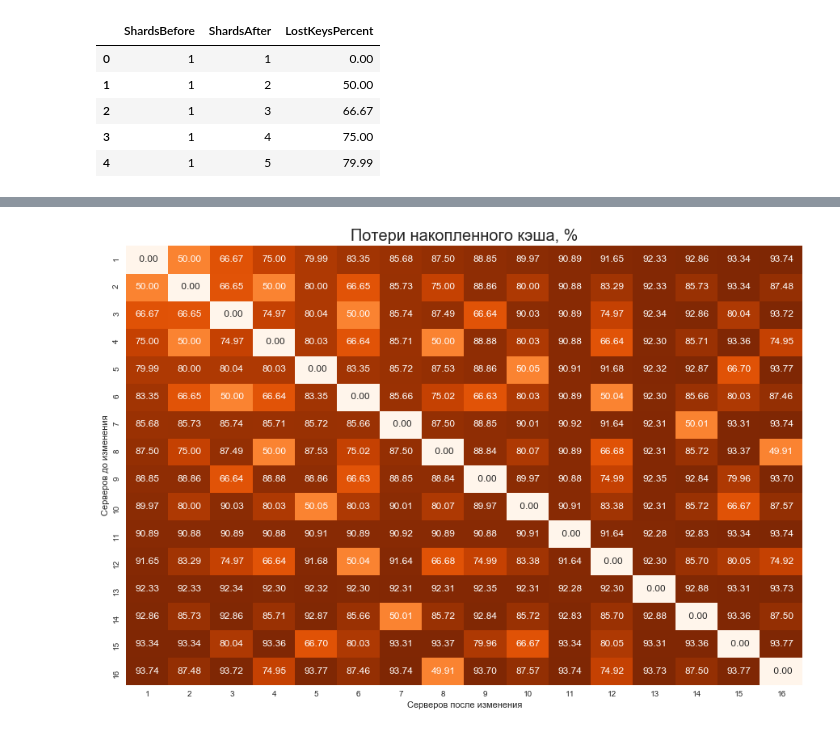
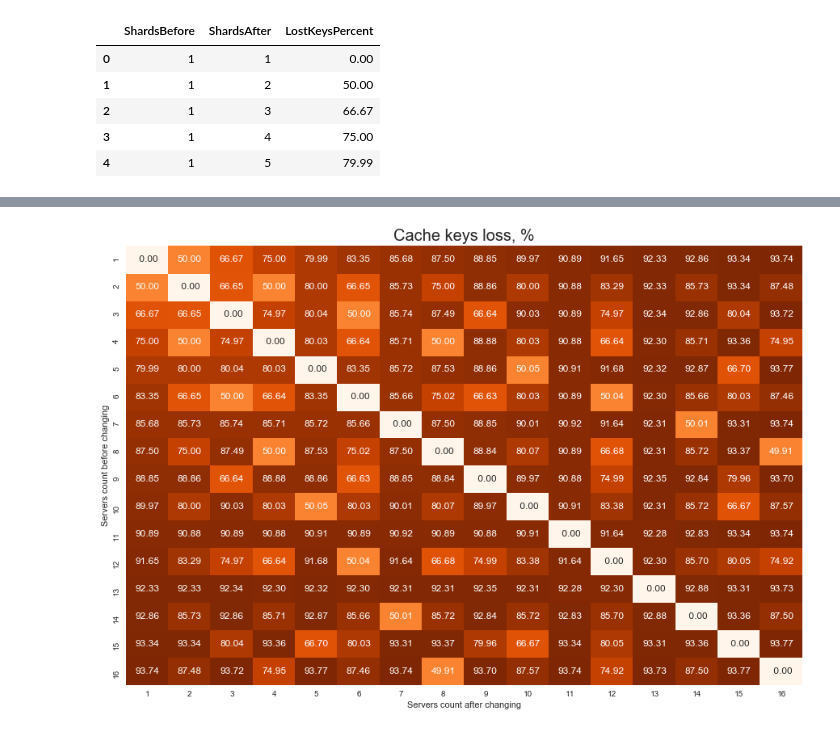
Before and after one commit to pryazhnikov/cache-simulations, a Jupyter notebook: visualization.ipynb, the cells around one changed output, grey strips where cells are left out. Saved outputs shown, nothing was run; the diff lists cells and outputs as text; code cells hidden in the pictures.

```diff
--- a/visualization.ipynb
+++ b/visualization.ipynb
@@ -56,25 +95,3 @@ df_modulo_loss.head()
 | 2 | 1 | 3 | 66.67 |
 | 3 | 1 | 4 | 75.00 |
 | 4 | 1 | 5 | 79.99 |
-# %%
-l10n = {
-    'en': {
-        '_Title': 'Cache keys loss, %',
-        'ShardsBefore': 'Servers count before changing',
-        'ShardsAfter': 'Servers count after changing',
-        'LostKeysPercent': 'Cache loss percent'
-    },
-    'ru': {
-        '_Title': 'Потери накопленного кэша, %',
-        'ShardsBefore': 'Серверов до изменения',
-        'ShardsAfter': 'Серверов после изменения',
-        'LostKeysPercent': 'Процент потери кэша'
-    },
-}
-labels = l10n['ru']
-
-filter_modulo_loss = (df_modulo_loss['ShardsBefore'] <= 16) & (df_modulo_loss['ShardsAfter'] <= 16)
-df_modulo_loss_to_show = df_modulo_loss[filter_modulo_loss] \
-    .rename(str, labels) \
-    .pivot(labels['ShardsBefore'], labels['ShardsAfter'], labels['LostKeysPercent'])
-df_modulo_loss_to_show.head()
@@ -88,0 +98,8 @@ df_modulo_loss_to_show.head()
+# %%
+loss_labels = labels['CacheLoss']
+
+filter_modulo_loss = (df_modulo_loss['ShardsBefore'] <= 16) & (df_modulo_loss['ShardsAfter'] <= 16)
+df_modulo_loss_to_show = df_modulo_loss[filter_modulo_loss] \
+    .rename(str, loss_labels) \
+    .pivot(loss_labels['ShardsBefore'], loss_labels['ShardsAfter'], loss_labels['LostKeysPercent'])
+df_modulo_loss_to_show.head()
@@ -89,7 +114,7 @@ df_modulo_loss_to_show.head()
 # %%
 plt.figure(figsize=(15, 10))
-plt.title(labels['_Title'], fontdict={'fontsize': 20})
+plt.title(loss_labels['_Title'], fontdict={'fontsize': 20})
 sns.heatmap(df_modulo_loss_to_show, cmap='Oranges', annot=True, fmt="5.2f", cbar=False)
 plt.show()
 # %% [output]
-[figure, old version]
+[figure, new version]
```
Also changed, not shown: parts of 6 cells of this notebook, 5 other files.
